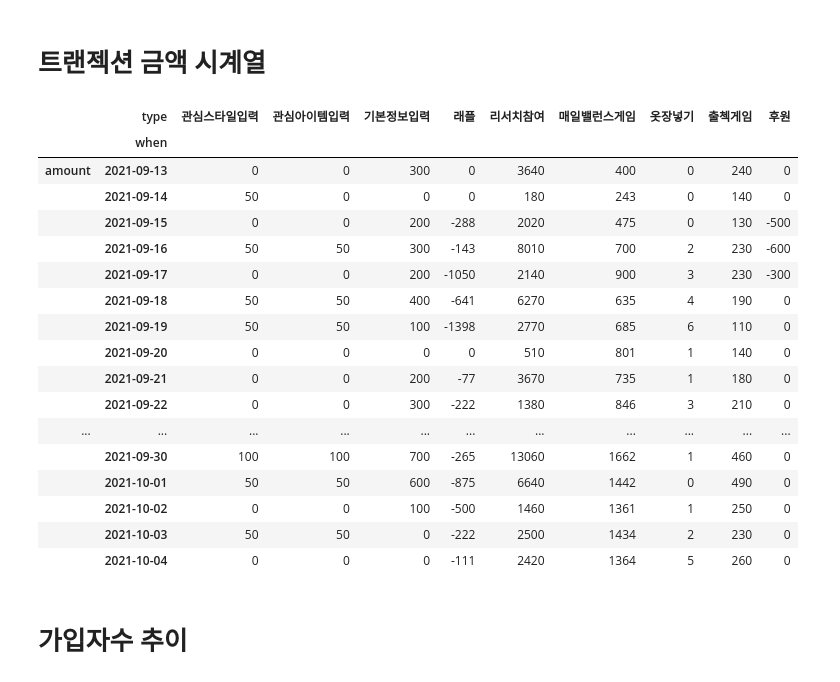
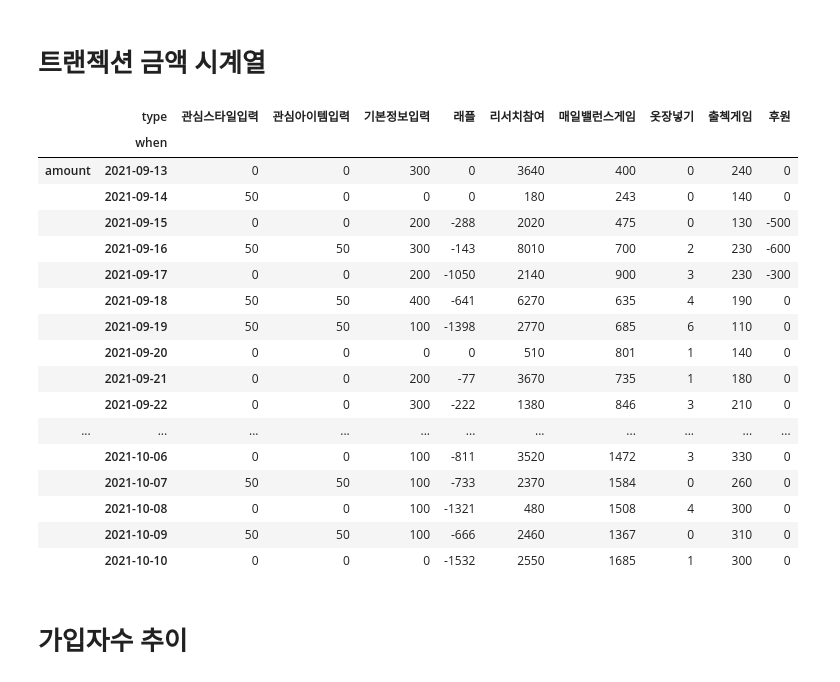
Before and after one commit to gem763/maskplay, a Jupyter notebook: data/트랜젝션 분석하기.ipynb, the cells around one changed output. Cells and saved outputs as stored; diff of their text form; code cells hidden in the pictures.

```diff
--- a/data/트랜젝션 분석하기.ipynb
+++ b/data/트랜젝션 분석하기.ipynb
@@ -99,28 +96,28 @@ counts.T
 # 트랜젝션 금액 시계열
 # %%
 amounts = pd.DataFrame(trans_list).groupby(['user','type','when']).sum().unstack().fillna(0)
-amounts = amounts.groupby('type').sum()[amounts.columns[-23:-1]].drop(['첫방문환영','쇼핑','커피쿠폰','테스트 INFLOW']).astype('int64')
+amounts = amounts.groupby('type').sum()[amounts.columns[-29:-1]].drop(['첫방문환영','쇼핑','커피쿠폰','테스트 INFLOW']).astype('int64')
 #amounts.style.set_table_attributes('style="font-size: 10px"')
 amounts.T
 # %% [output]
 |  | type | 관심스타일입력 | 관심아이템입력 | 기본정보입력 | 래플 | 리서치참여 | 매일밸런스게임 | 옷장넣기 | 출첵게임 | 후원 |
 |  | when |  |  |  |  |  |  |  |  |  |
 | amount | 2021-09-13 | 0 | 0 | 300 | 0 | 3640 | 400 | 0 | 240 | 0 |
 |  | 2021-09-14 | 50 | 0 | 0 | 0 | 180 | 243 | 0 | 140 | 0 |
 |  | 2021-09-15 | 0 | 0 | 200 | -288 | 2020 | 475 | 0 | 130 | -500 |
 |  | 2021-09-16 | 50 | 50 | 300 | -143 | 8010 | 700 | 2 | 230 | -600 |
 |  | 2021-09-17 | 0 | 0 | 200 | -1050 | 2140 | 900 | 3 | 230 | -300 |
 |  | 2021-09-18 | 50 | 50 | 400 | -641 | 6270 | 635 | 4 | 190 | 0 |
 |  | 2021-09-19 | 50 | 50 | 100 | -1398 | 2770 | 685 | 6 | 110 | 0 |
 |  | 2021-09-20 | 0 | 0 | 0 | 0 | 510 | 801 | 1 | 140 | 0 |
 |  | 2021-09-21 | 0 | 0 | 200 | -77 | 3670 | 735 | 1 | 180 | 0 |
 |  | 2021-09-22 | 0 | 0 | 300 | -222 | 1380 | 846 | 3 | 210 | 0 |
 | ... | ... | ... | ... | ... | ... | ... | ... | ... | ... | ... |
-|  | 2021-09-30 | 100 | 100 | 700 | -265 | 13060 | 1662 | 1 | 460 | 0 |
-|  | 2021-10-01 | 50 | 50 | 600 | -875 | 6640 | 1442 | 0 | 490 | 0 |
-|  | 2021-10-02 | 0 | 0 | 100 | -500 | 1460 | 1361 | 1 | 250 | 0 |
-|  | 2021-10-03 | 50 | 50 | 0 | -222 | 2500 | 1434 | 2 | 230 | 0 |
-|  | 2021-10-04 | 0 | 0 | 0 | -111 | 2420 | 1364 | 5 | 260 | 0 |
+|  | 2021-10-06 | 0 | 0 | 100 | -811 | 3520 | 1472 | 3 | 330 | 0 |
+|  | 2021-10-07 | 50 | 50 | 100 | -733 | 2370 | 1584 | 0 | 260 | 0 |
+|  | 2021-10-08 | 0 | 0 | 100 | -1321 | 480 | 1508 | 4 | 300 | 0 |
+|  | 2021-10-09 | 50 | 50 | 100 | -666 | 2460 | 1367 | 0 | 310 | 0 |
+|  | 2021-10-10 | 0 | 0 | 0 | -1532 | 2550 | 1685 | 1 | 300 | 0 |
 # %% [markdown]
 # 가입자수 추이
 # %%
```
Also changed, not shown: parts of 8 cells of this notebook, 7 other files.
